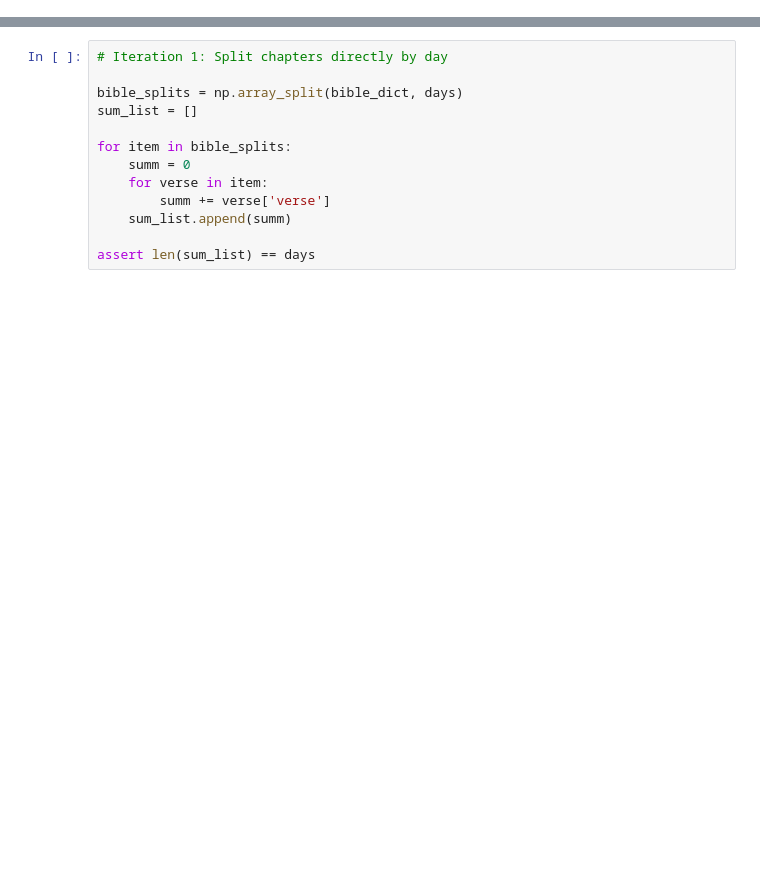
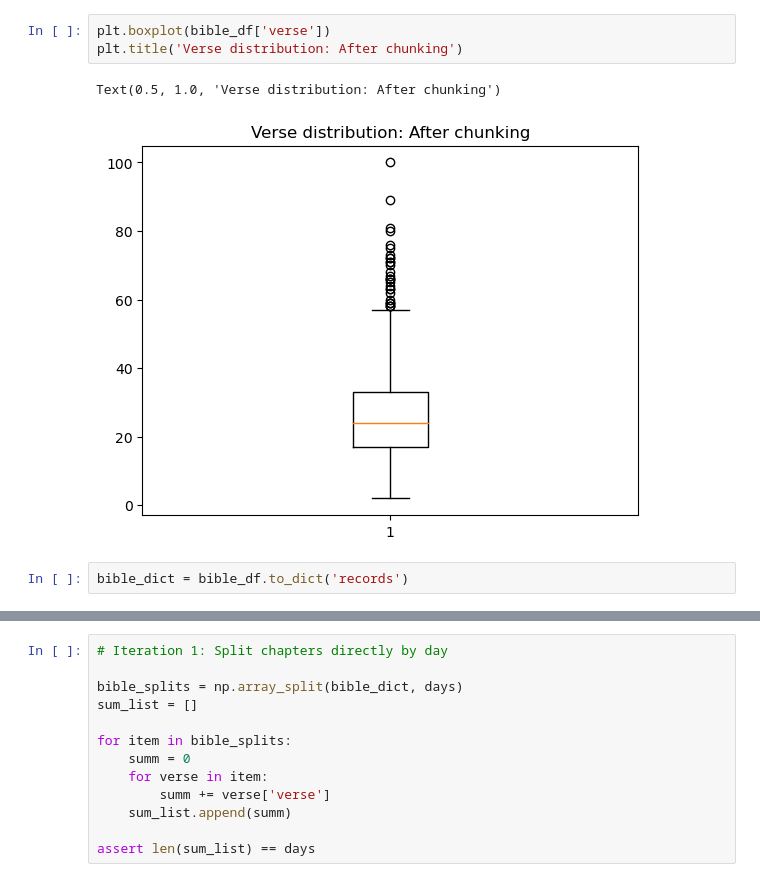
Before and after one commit to PAmerikanos/bible_planner, a Jupyter notebook: bible_split.ipynb, the cells around one changed output, grey strips where cells are left out. Drawn from its saved outputs; the diff is of its cells as text; blank space fills up the shorter version.

```diff
--- a/bible_split.ipynb
+++ b/bible_split.ipynb
@@ -47 +82,9 @@ bible_dict
+# %%
+plt.boxplot(bible_df['verse'])
+plt.title('Verse distribution: After chunking')
+# %% [output]
+Text(0.5, 1.0, 'Verse distribution: After chunking')
+[figure, added]
+# %%
+bible_dict = bible_df.to_dict('records')
 # %%
```
Also changed, not shown: parts of 16 cells of this notebook.
